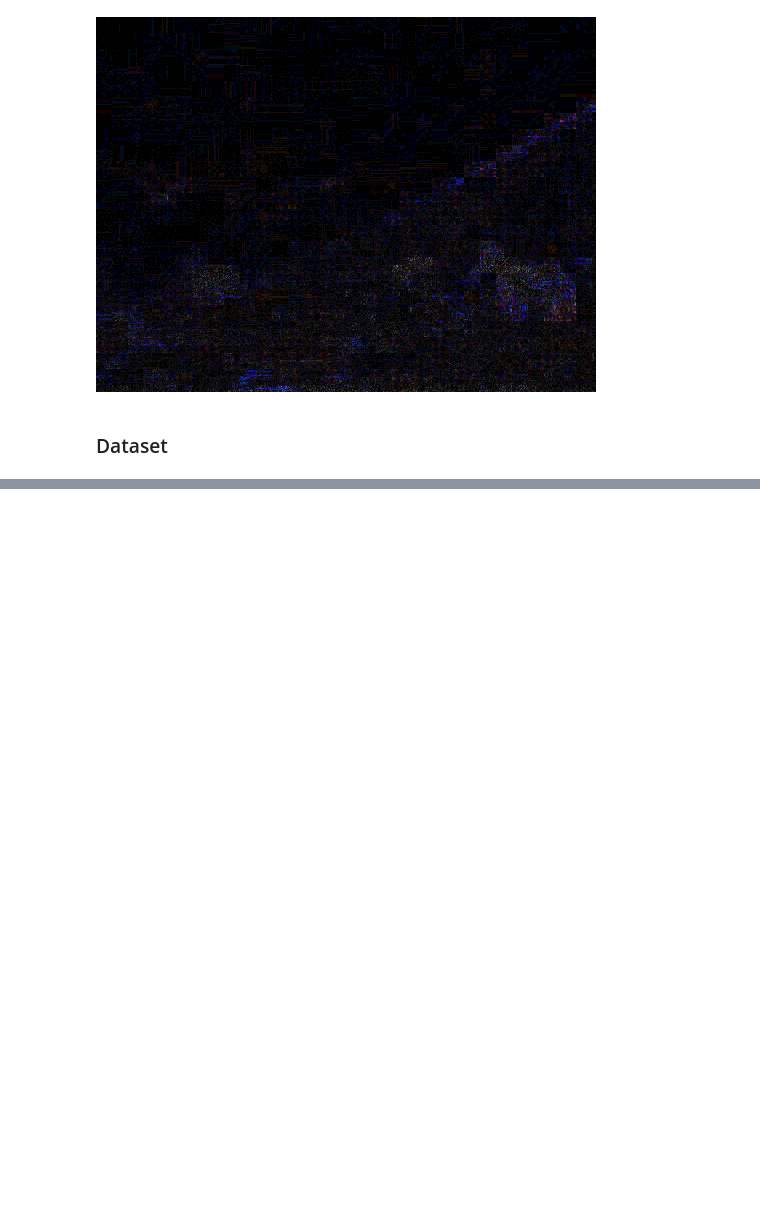
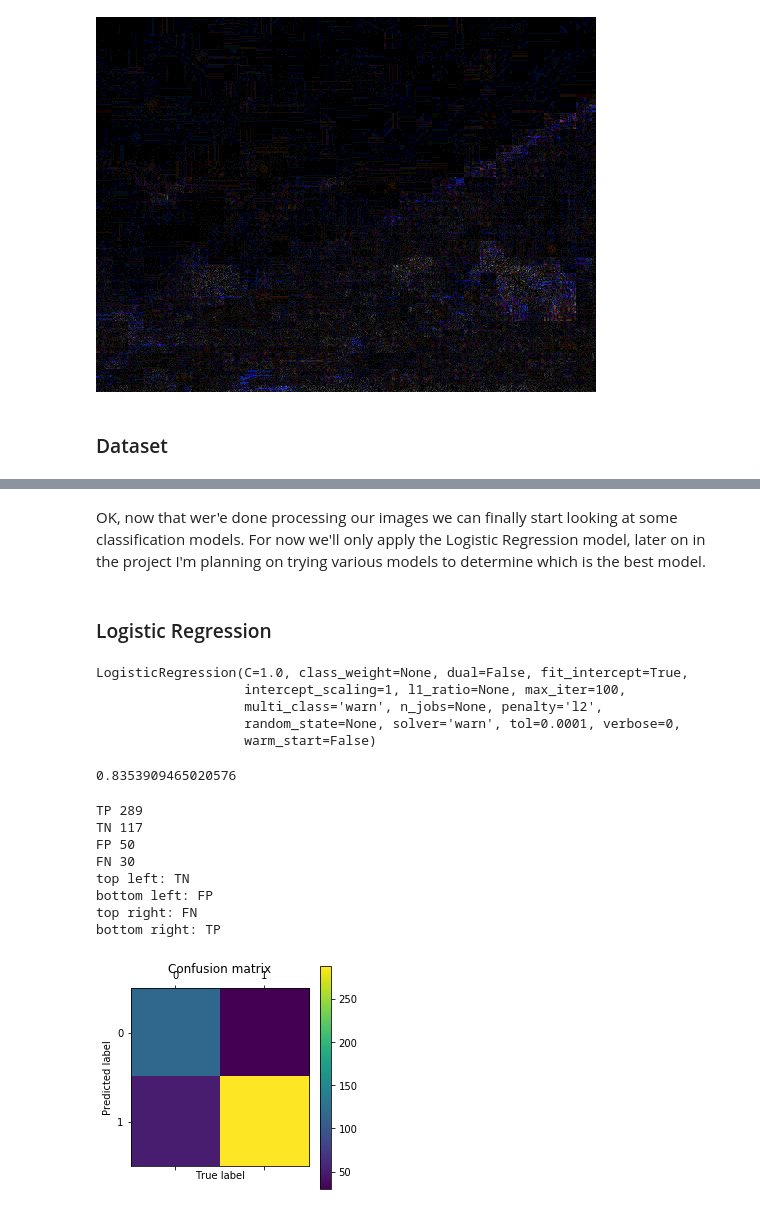
Before and after one commit to BaLidor/project, a Jupyter notebook: project idea.ipynb, the cells around one changed output, grey strips where cells are left out. Cells and saved outputs as stored; diff of their text form; code cells hidden in the pictures; blank space fills up the shorter version.

```diff
--- a/project idea.ipynb
+++ b/project idea.ipynb
@@ -83,0 +327,56 @@ In case I don't find one, I guess I'll just download them off a webpage (guess I
+# %% [markdown]
+OK, now that wer'e done processing our images we can finally start looking at some classification models. For now we'll only apply the Logistic Regression model, later on in the project I'm planning on trying various models to determine which is the best model.
+# %% [markdown]
+### Logistic Regression
+# %%
+from sklearn.linear_model import LogisticRegression
+from sklearn.model_selection import train_test_split
+
+X = np.concatenate((fake_image,
+                    real_image,
+                   ))
+y = np.concatenate((np.repeat(1, len(fake_image)),
+                    np.repeat(0, len(real_image)),
+                   ))
+
+X_train, X_test, y_train, y_test = train_test_split(X, y, random_state=42, test_size=.2)
+
+lr = LogisticRegression(penalty='l2')
+lr.fit(X_train, y_train)
+# %% [output]
+LogisticRegression(C=1.0, class_weight=None, dual=False, fit_intercept=True,
+                   intercept_scaling=1, l1_ratio=None, max_iter=100,
+                   multi_class='warn', n_jobs=None, penalty='l2',
+                   random_state=None, solver='warn', tol=0.0001, verbose=0,
+                   warm_start=False)
+# %%
+lr.score(X_test, y_test)
+# %% [output]
+0.8353909465020576
+# %%
+from sklearn.metrics import confusion_matrix
+import matplotlib.pyplot as plt
+
+lr_y_pred = lr.predict(X_test)
+
+cm = confusion_matrix(y_test, lr_y_pred)
+tn,fp,fn,tp = cm.ravel()
+print('TP', tp,'\nTN', tn,'\nFP', fp,'\nFN',fn)
+
+plt.matshow(cm.T)
+plt.title('Confusion matrix')
+plt.colorbar()
+plt.xlabel('True label')
+plt.ylabel('Predicted label')
+
+print('top left: TN\nbottom left: FP\ntop right: FN\nbottom right: TP')
+# %% [output]
+TP 289
+TN 117
+FP 50
+FN 30
+top left: TN
+bottom left: FP
+top right: FN
+bottom right: TP
+[figure, added]
```
Also changed, not shown: parts of 16 cells of this notebook.
